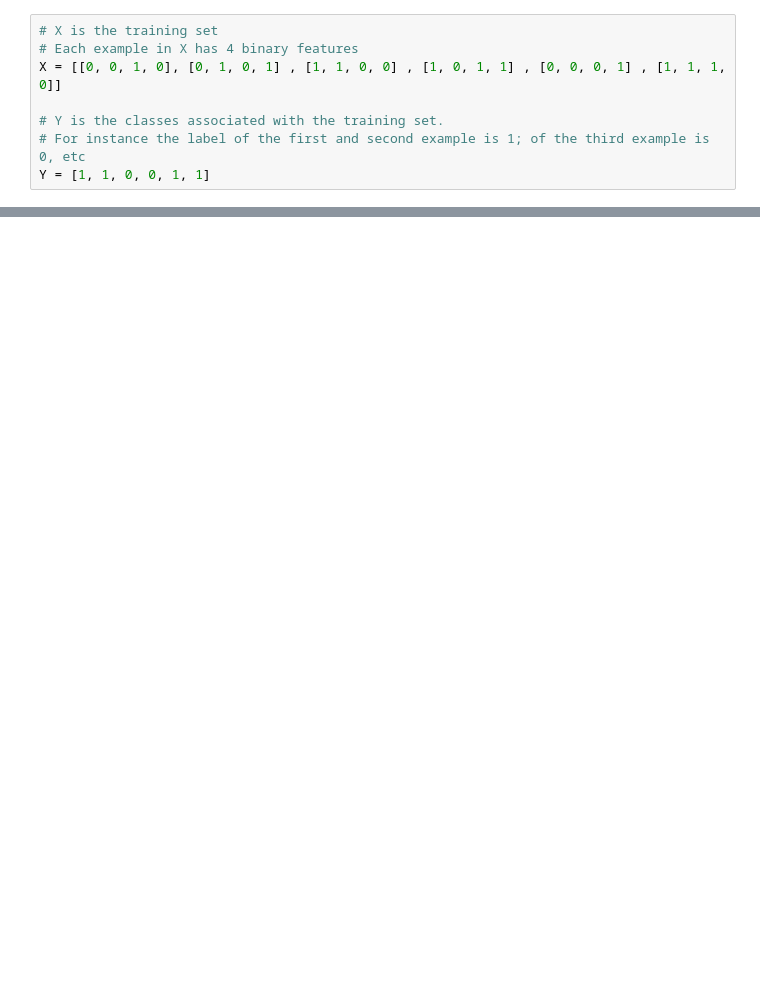
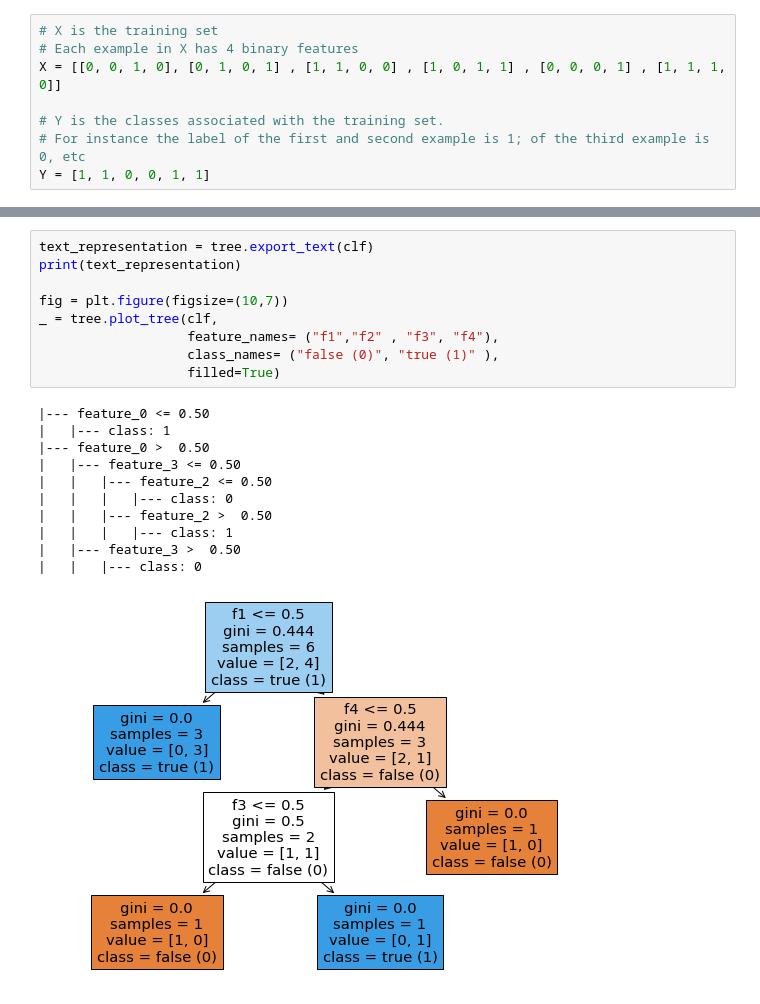
Before and after one commit to theob34/Machine-Learning, a Jupyter notebook: TP1.ipynb, the cells around one changed output, grey strips where cells are left out. Cells and saved outputs as stored; diff of their text form; blank space fills up the shorter version.

```diff
--- a/TP1.ipynb
+++ b/TP1.ipynb
@@ -17,0 +18,21 @@ clf.predict([[1,1,1,1] , [0,1,0,0] , [1,1,0,1] ])
+# %%
+text_representation = tree.export_text(clf)
+print(text_representation)
+
+fig = plt.figure(figsize=(10,7))
+_ = tree.plot_tree(clf,
+                   feature_names= ("f1","f2" , "f3", "f4"),
+                   class_names= ("false (0)", "true (1)" ),
+                   filled=True)
+# %% [output]
+|--- feature_0 <= 0.50
+|   |--- class: 1
+|--- feature_0 >  0.50
+|   |--- feature_3 <= 0.50
+|   |   |--- feature_2 <= 0.50
+|   |   |   |--- class: 0
+|   |   |--- feature_2 >  0.50
+|   |   |   |--- class: 1
+|   |--- feature_3 >  0.50
+|   |   |--- class: 0
+[figure, added]
```
Also changed, not shown: parts of 11 cells of this notebook, 2 other files.
